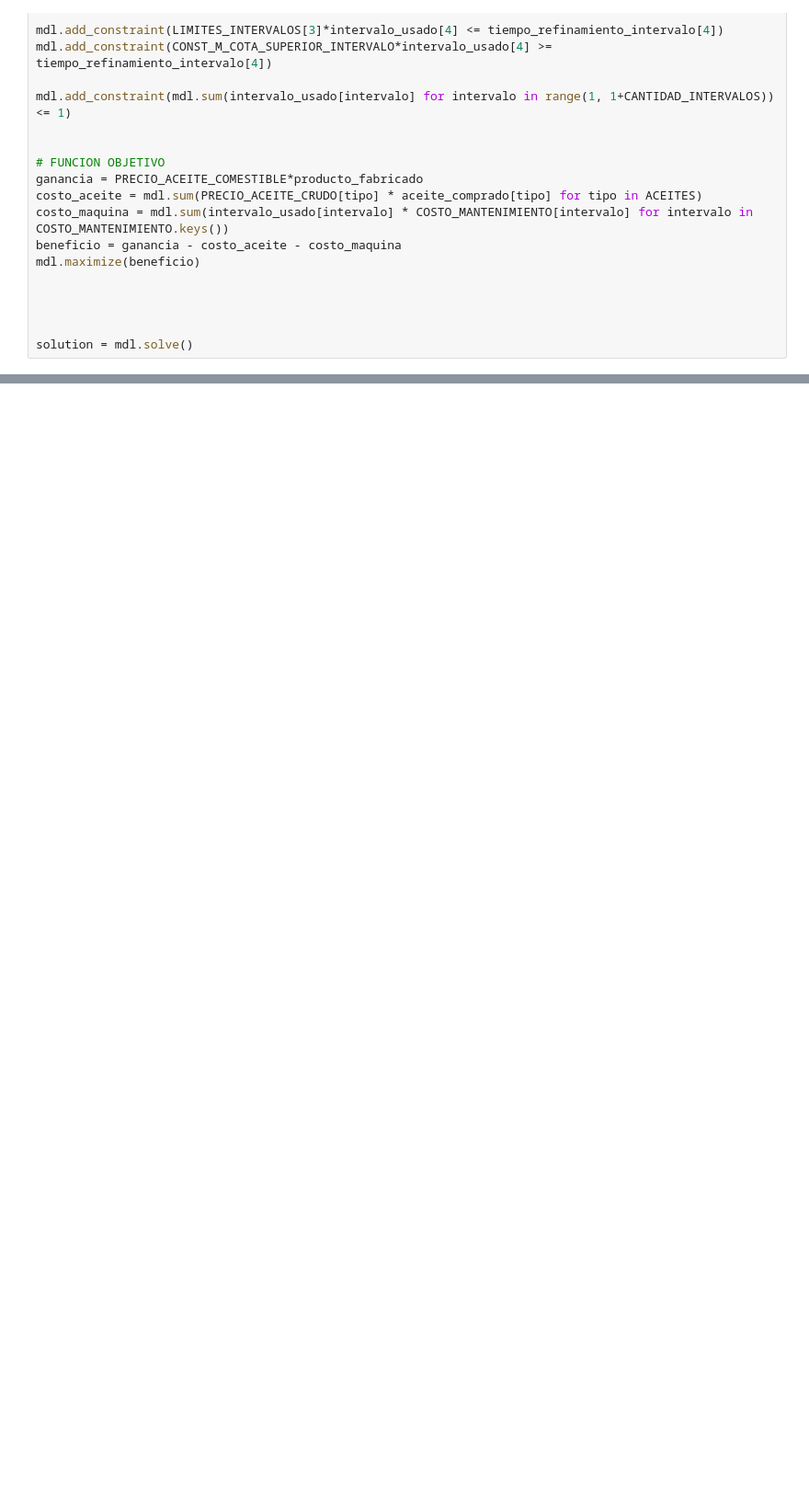
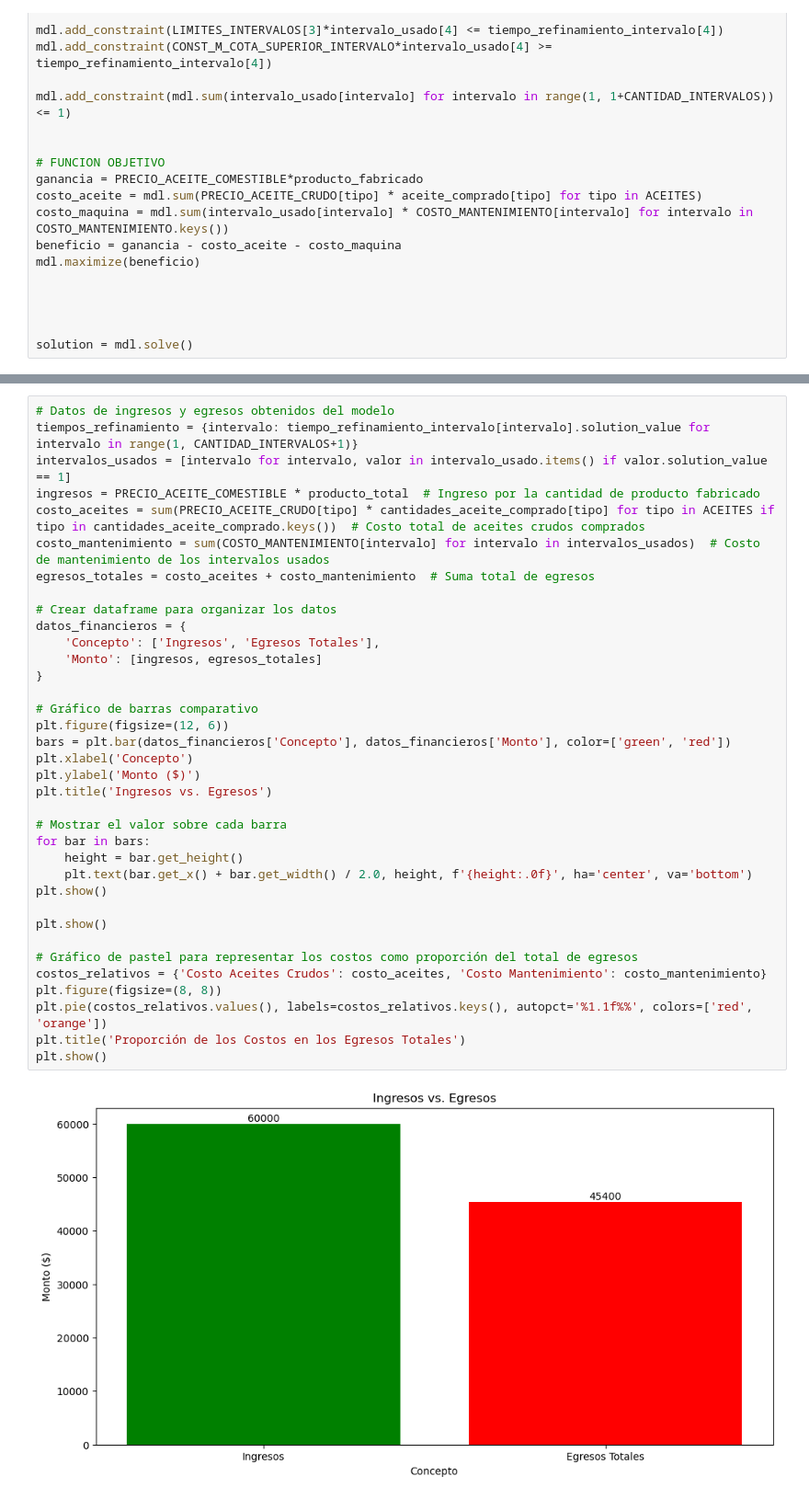
Before and after one commit to NJGodoy/MO1, a Jupyter notebook: Ejercicio_3_6/Ejercicio_3_6.ipynb, the cells around one changed output, grey strips where cells are left out. Shown at 92% size. Saved outputs shown, nothing was run; the diff lists cells and outputs as text; blank space fills up the shorter version.

```diff
--- a/Ejercicio_3_6/Ejercicio_3_6.ipynb
+++ b/Ejercicio_3_6/Ejercicio_3_6.ipynb
@@ -151,0 +181,38 @@ BENEFICIO:
+# %%
+# Datos de ingresos y egresos obtenidos del modelo
+tiempos_refinamiento = {intervalo: tiempo_refinamiento_intervalo[intervalo].solution_value for intervalo in range(1, CANTIDAD_INTERVALOS+1)}
+intervalos_usados = [intervalo for intervalo, valor in intervalo_usado.items() if valor.solution_value == 1]
+ingresos = PRECIO_ACEITE_COMESTIBLE * producto_total  # Ingreso por la cantidad de producto fabricado
+costo_aceites = sum(PRECIO_ACEITE_CRUDO[tipo] * cantidades_aceite_comprado[tipo] for tipo in ACEITES if tipo in cantidades_aceite_comprado.keys())  # Costo total de aceites crudos comprados
+costo_mantenimiento = sum(COSTO_MANTENIMIENTO[intervalo] for intervalo in intervalos_usados)  # Costo de mantenimiento de los intervalos usados
+egresos_totales = costo_aceites + costo_mantenimiento  # Suma total de egresos
+
+# Crear dataframe para organizar los datos
+datos_financieros = {
+    'Concepto': ['Ingresos', 'Egresos Totales'],
+    'Monto': [ingresos, egresos_totales]
+}
+
+# Gráfico de barras comparativo
+plt.figure(figsize=(12, 6))
+bars = plt.bar(datos_financieros['Concepto'], datos_financieros['Monto'], color=['green', 'red'])
+plt.xlabel('Concepto')
+plt.ylabel('Monto ($)')
+plt.title('Ingresos vs. Egresos')
+
+# Mostrar el valor sobre cada barra
+for bar in bars:
+    height = bar.get_height()
+    plt.text(bar.get_x() + bar.get_width() / 2.0, height, f'{height:.0f}', ha='center', va='bottom')
+plt.show()
+
+plt.show()
+
+# Gráfico de pastel para representar los costos como proporción del total de egresos
+costos_relativos = {'Costo Aceites Crudos': costo_aceites, 'Costo Mantenimiento': costo_mantenimiento}
+plt.figure(figsize=(8, 8))
+plt.pie(costos_relativos.values(), labels=costos_relativos.keys(), autopct='%1.1f%%', colors=['red', 'orange'])
+plt.title('Proporción de los Costos en los Egresos Totales')
+plt.show()
+# %% [output]
+[figure, added]
```
Also changed, not shown: parts of 5 cells of this notebook.
